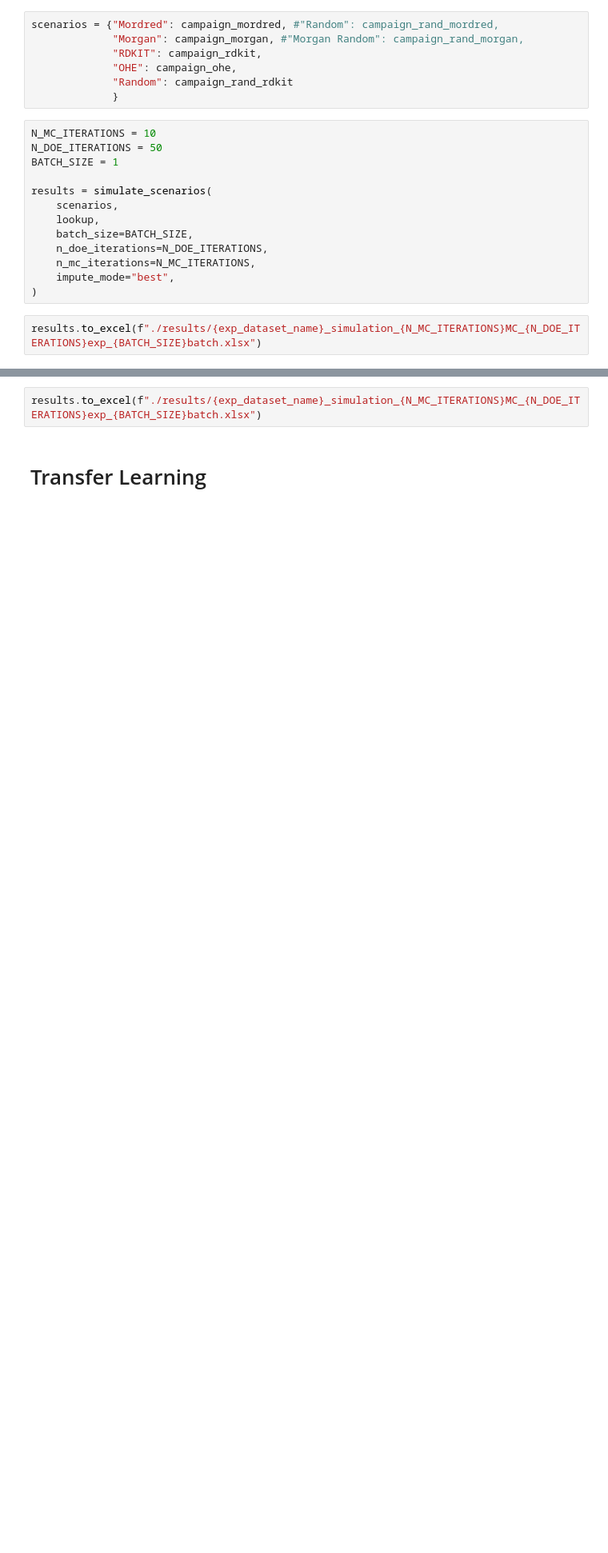
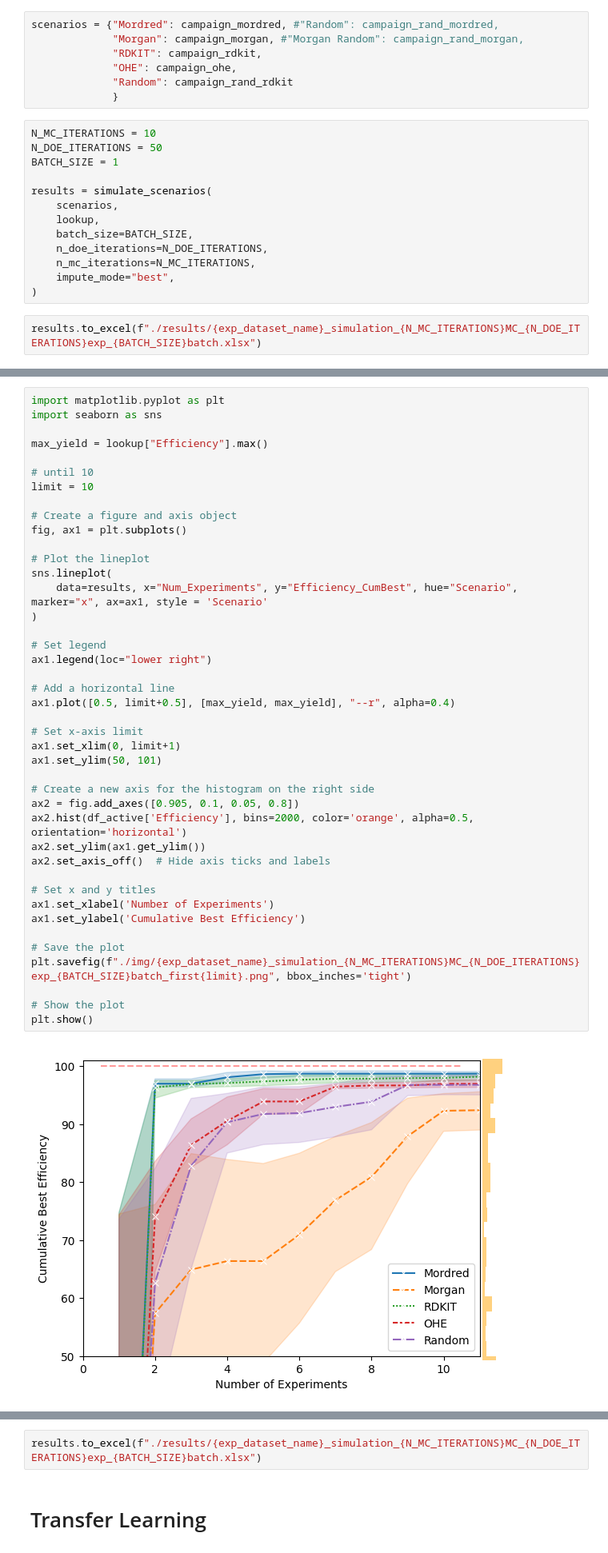
Before and after one commit to AC-BO-Hackathon/project-surface-science-syndicate, a Jupyter notebook: can_baybe-inhibitor.ipynb, the cells around one changed output, grey strips where cells are left out. Shown at 80% size. Drawn from its saved outputs; the diff is of its cells as text; blank space fills up the shorter version.

```diff
--- a/can_baybe-inhibitor.ipynb
+++ b/can_baybe-inhibitor.ipynb
@@ -281,0 +219,44 @@ plt.savefig(f"./img/{exp_dataset_name}_simulation_{N_MC_ITERATIONS}MC_{N_DOE_ITE
+# %%
+import matplotlib.pyplot as plt
+import seaborn as sns
+
+max_yield = lookup["Efficiency"].max()
+
+# until 10
+limit = 10
+
+# Create a figure and axis object
+fig, ax1 = plt.subplots()
+
+# Plot the lineplot
+sns.lineplot(
+    data=results, x="Num_Experiments", y="Efficiency_CumBest", hue="Scenario", marker="x", ax=ax1, style = 'Scenario'
+)
+
+# Set legend
+ax1.legend(loc="lower right")
+
+# Add a horizontal line
+ax1.plot([0.5, limit+0.5], [max_yield, max_yield], "--r", alpha=0.4)
+
+# Set x-axis limit
+ax1.set_xlim(0, limit+1)
+ax1.set_ylim(50, 101)
+
+# Create a new axis for the histogram on the right side
+ax2 = fig.add_axes([0.905, 0.1, 0.05, 0.8])
+ax2.hist(df_active['Efficiency'], bins=2000, color='orange', alpha=0.5, orientation='horizontal')
+ax2.set_ylim(ax1.get_ylim())
+ax2.set_axis_off()  # Hide axis ticks and labels
+
+# Set x and y titles
+ax1.set_xlabel('Number of Experiments')
+ax1.set_ylabel('Cumulative Best Efficiency')
+
+# Save the plot
+plt.savefig(f"./img/{exp_dataset_name}_simulation_{N_MC_ITERATIONS}MC_{N_DOE_ITERATIONS}exp_{BATCH_SIZE}batch_first{limit}.png", bbox_inches='tight')
+
+# Show the plot
+plt.show()
+# %% [output]
+[figure, added]
```
Also changed, not shown: parts of 9 cells of this notebook, 25 other files.
